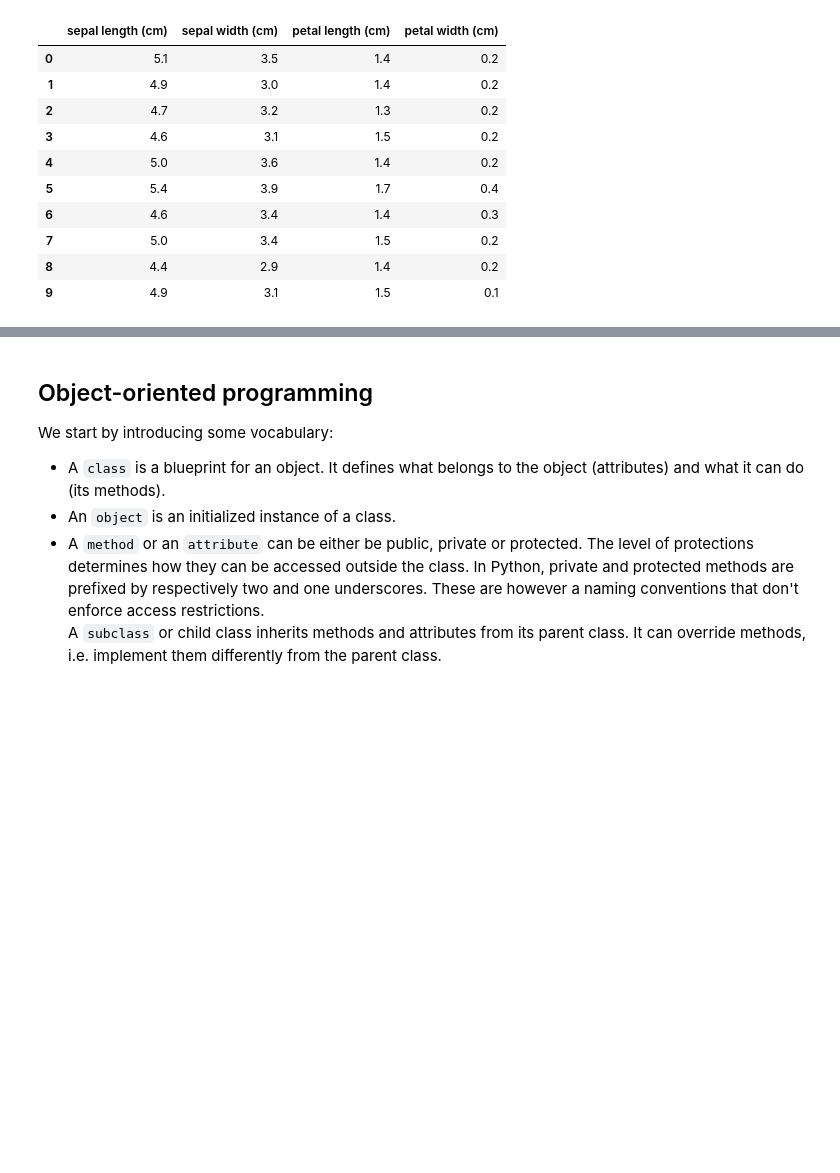
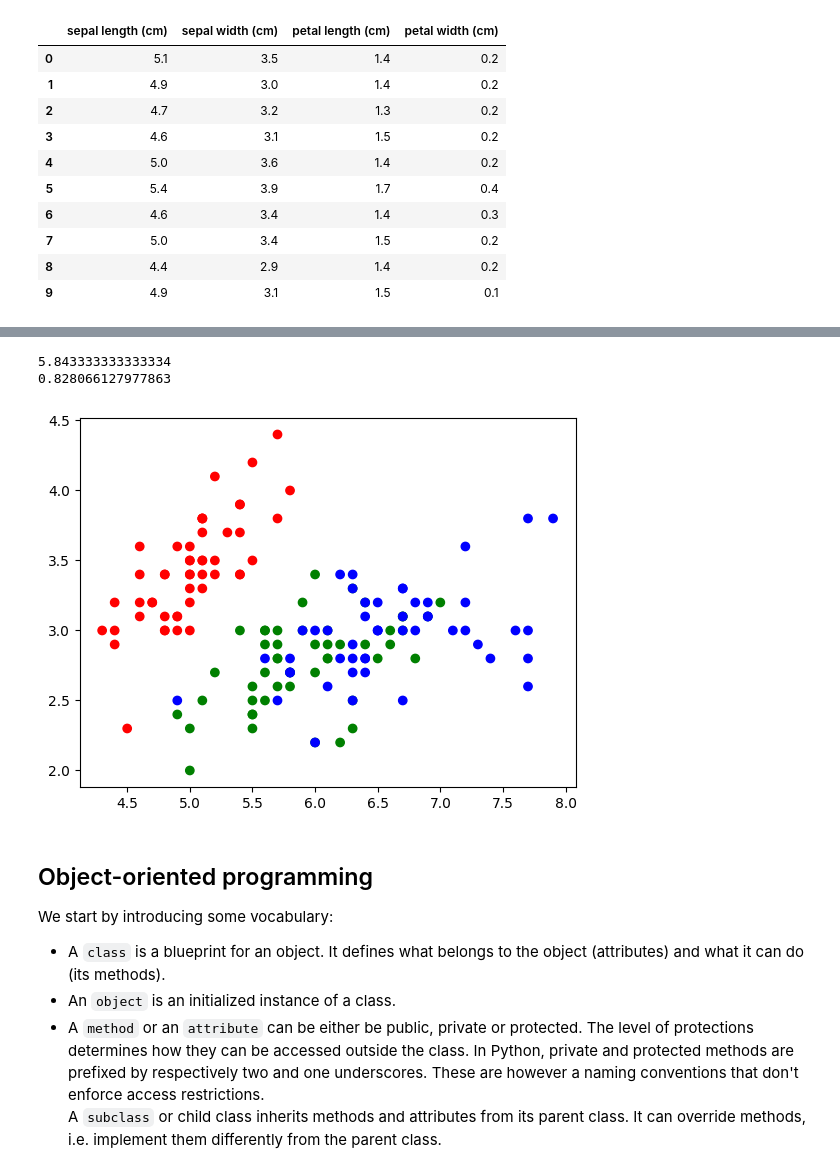
Before and after one commit to kaifoerster/ML_Lab_1_Group-A, a Jupyter notebook: Lab_Session_1.ipynb, the cells around one changed output, grey strips where cells are left out. Saved outputs shown, nothing was run; the diff lists cells and outputs as text; code cells hidden in the pictures; blank space fills up the shorter version.

```diff
--- a/Lab_Session_1.ipynb
+++ b/Lab_Session_1.ipynb
@@ -65,9 +66,23 @@ df['petal width (cm)'].plot.box()
 df[df['sepal length (cm)'] <= 5].sort_values(by='sepal length (cm)',ascending=False)
 # %%
 #TASK 1: print the average sepal length (cm) across all observations and its standard deviation.
+print(df['sepal length (cm)'].mean())
+print(df['sepal length (cm)'].std())
+# %% [output]
+5.843333333333334
+0.828066127977863
 # %%
 #TASK 2: scatter plot the petal length against its petal width and color each data point according to its label.
 #You may want to import matplotlib or your plotting library of choice.
+# %%
+color = {0:"red", 1:"green", 2:"blue"}
+# %%
+import matplotlib.pyplot as plt
+
+plt.scatter(df['sepal length (cm)'], df['sepal width (cm)'], color = label.map(color))
+plt.show()
+# %% [output]
+[figure, added]
 # %% [markdown]
 <div class="markdown-google-sans">
   <h2>Object-oriented programming</h2>
```
Also changed, not shown: parts of 9 cells of this notebook.
